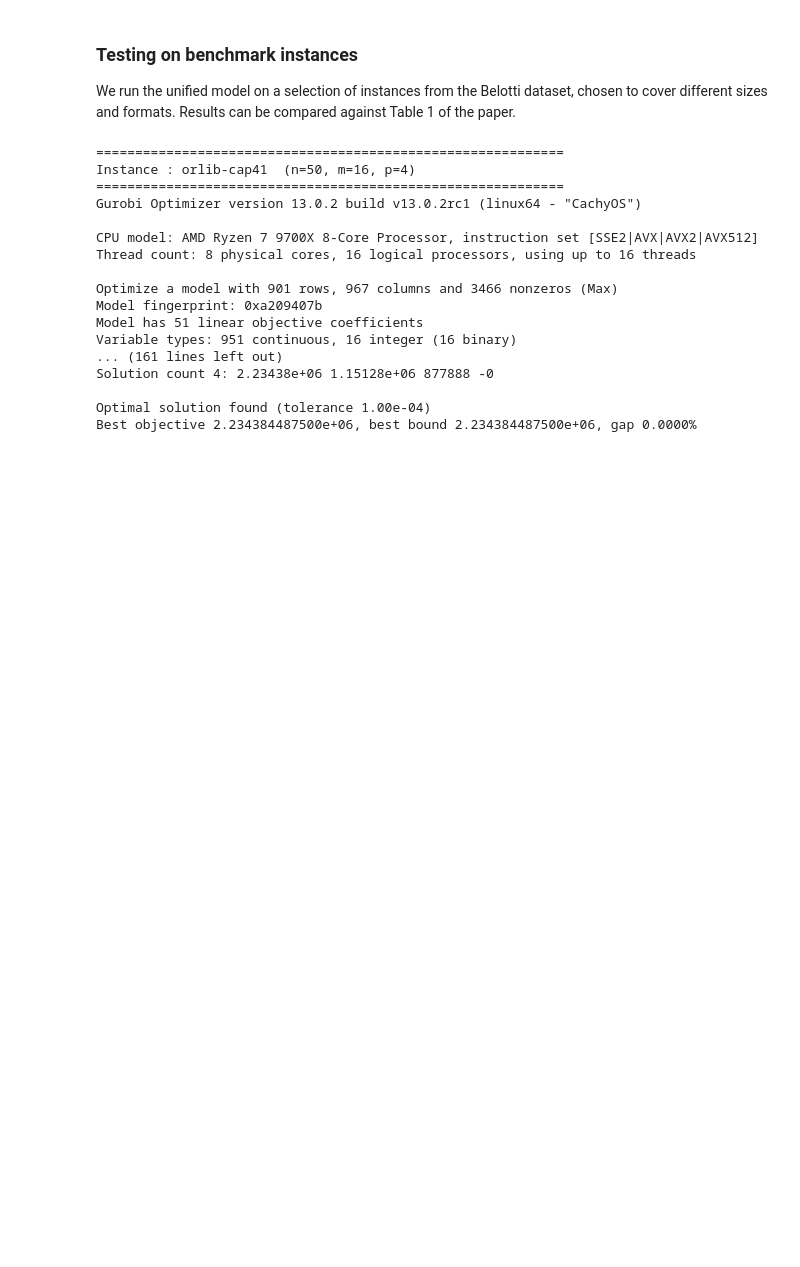
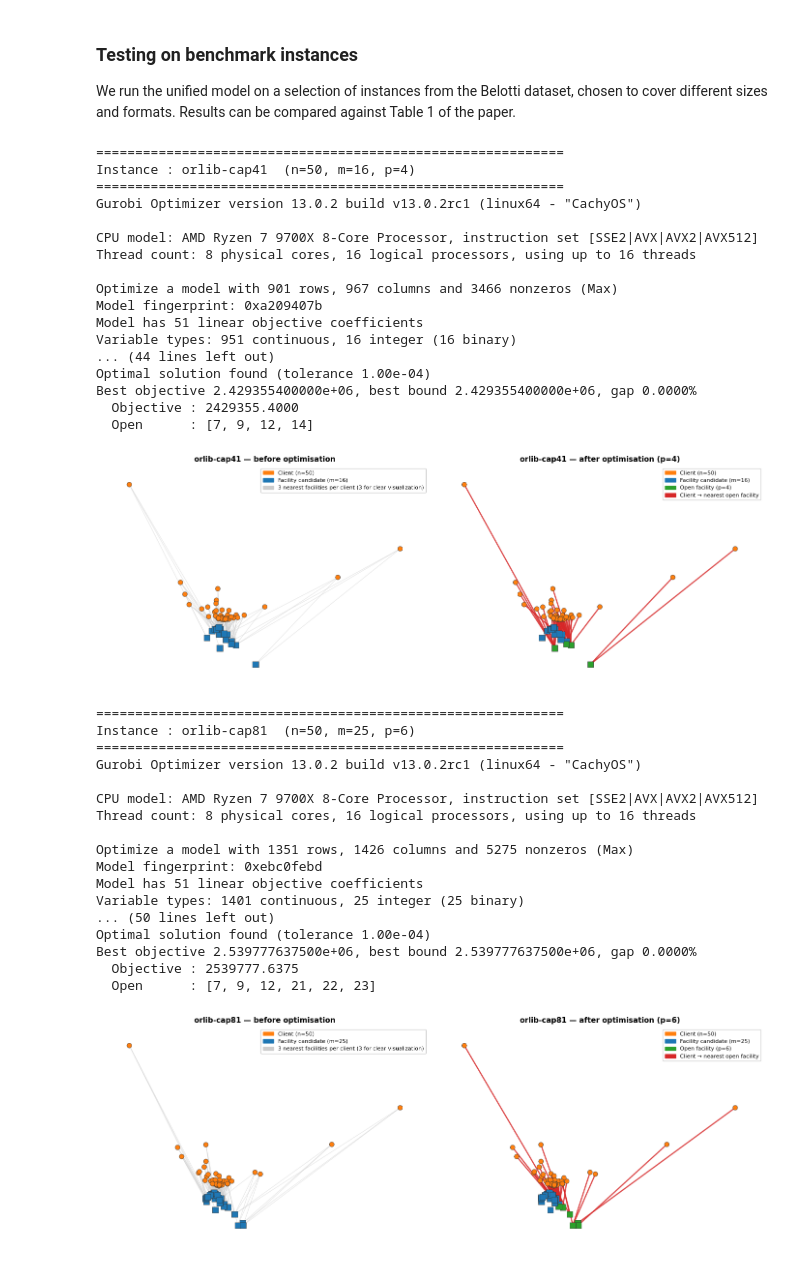
Before and after one commit to mshaa1/Decision-OPT-Assignment, a Jupyter notebook: unified-opmp.ipynb, the cells around one changed output. Saved outputs shown, nothing was run; the diff lists cells and outputs as text; code cells hidden in the pictures; blank space fills up the shorter version.

Commit message:
Added plot functions

```diff
--- a/unified-opmp.ipynb
+++ b/unified-opmp.ipynb
@@ -378,29 +553,62 @@ LARGE_TEST_INSTANCE = ("Hoefer-O1", os.path.join(BASE, "data", "Hoefer-O-MO1.gz"
 # %%
 # Tiny test instances
 
 for label, path in TINY_TEST_INSTANCES:
     inst = load_instance(path)
     n, m, p, d = inst["n"], inst["m"], inst["p"], inst["d"]
     print(f"\n{'='*60}")
     print(f"Instance : {label}  (n={n}, m={m}, p={p})")
     print(f"{'='*60}")
 
+    # Graph before optimisation
+    fig, axes = plt.subplots(1, 2, figsize=(14, 5))
+    plot_network(inst, title=f"{label} — before optimisation", ax=axes[0])
+
     sol = solve_unified_opmp(n, m, p, d)
+    print(f"  Objective : {sol['obj']:.4f}")
+    print(f"  Open      : {sorted(sol['open'])}")
+
+    # Graph after optimisation
+    plot_network(
+        inst, title=f"{label} — after optimisation (p={p})",
+        open_facilities=sol["open"], assignment=sol["assignment"], ax=axes[1]
+    )
+    plt.tight_layout()
+    plt.show()
 # %% [output]
 ============================================================
 Instance : orlib-cap41  (n=50, m=16, p=4)
 ============================================================
 Gurobi Optimizer version 13.0.2 build v13.0.2rc1 (linux64 - "CachyOS")
 
 CPU model: AMD Ryzen 7 9700X 8-Core Processor, instruction set [SSE2|AVX|AVX2|AVX512]
 Thread count: 8 physical cores, 16 logical processors, using up to 16 threads
 
 Optimize a model with 901 rows, 967 columns and 3466 nonzeros (Max)
 Model fingerprint: 0xa209407b
 Model has 51 linear objective coefficients
 Variable types: 951 continuous, 16 integer (16 binary)
-... (161 lines left out)
-Solution count 4: 2.23438e+06 1.15128e+06 877888 -0
-
+... (44 lines left out)
 Optimal solution found (tolerance 1.00e-04)
-Best objective 2.234384487500e+06, best bound 2.234384487500e+06, gap 0.0000%
+Best objective 2.429355400000e+06, best bound 2.429355400000e+06, gap 0.0000%
+  Objective : 2429355.4000
+  Open      : [7, 9, 12, 14]
+[figure, added]
+============================================================
+Instance : orlib-cap81  (n=50, m=25, p=6)
+============================================================
+Gurobi Optimizer version 13.0.2 build v13.0.2rc1 (linux64 - "CachyOS")
+
+CPU model: AMD Ryzen 7 9700X 8-Core Processor, instruction set [SSE2|AVX|AVX2|AVX512]
+Thread count: 8 physical cores, 16 logical processors, using up to 16 threads
+
+Optimize a model with 1351 rows, 1426 columns and 5275 nonzeros (Max)
+Model fingerprint: 0xebc0febd
+Model has 51 linear objective coefficients
+Variable types: 1401 continuous, 25 integer (25 binary)
+... (50 lines left out)
+Optimal solution found (tolerance 1.00e-04)
+Best objective 2.539777637500e+06, best bound 2.539777637500e+06, gap 0.0000%
+  Objective : 2539777.6375
+  Open      : [7, 9, 12, 21, 22, 23]
+[figure, added]
```
Also changed, not shown: parts of 5 cells of this notebook.
